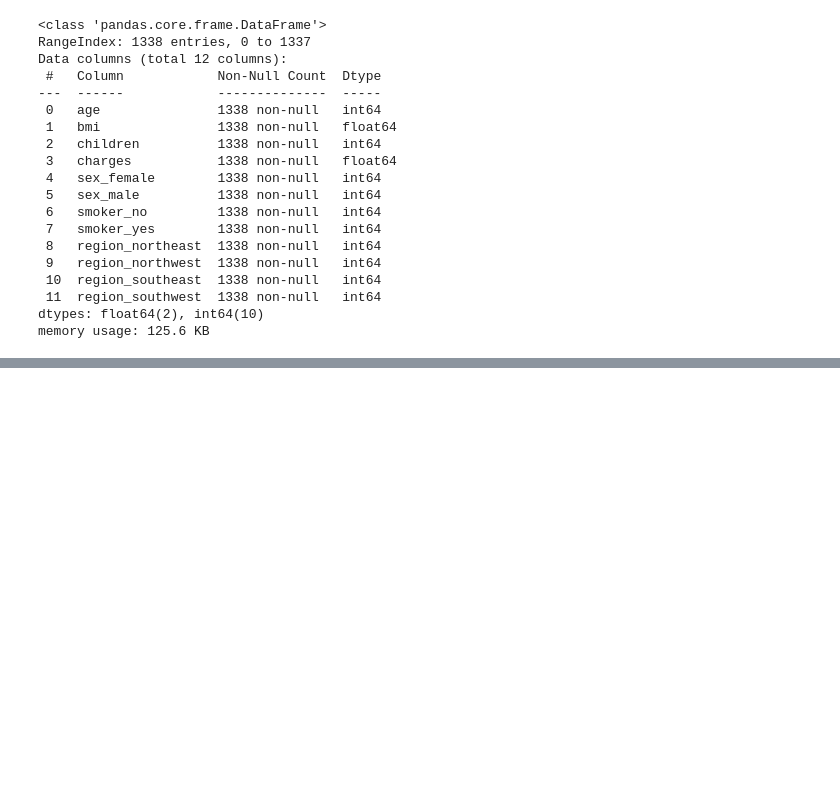
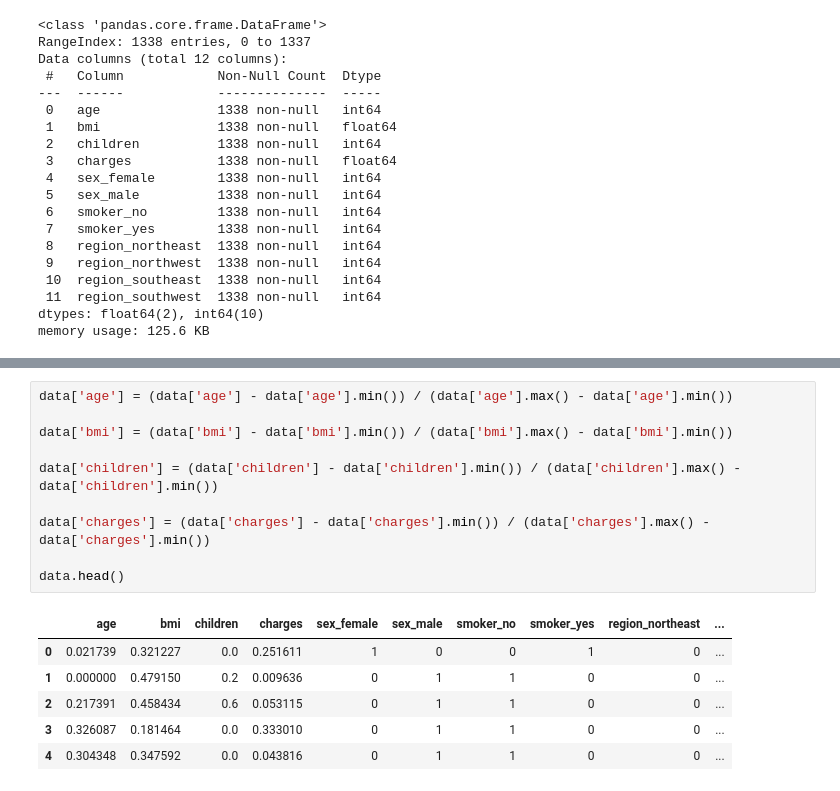
Before and after one commit to aavarel1/InsuranceCharge, a Jupyter notebook: insurance.ipynb, the cells around one changed output, grey strips where cells are left out. Cells and saved outputs as stored; diff of their text form; blank space fills up the shorter version.

```diff
--- a/insurance.ipynb
+++ b/insurance.ipynb
@@ -89,0 +104,17 @@ data_scaled.head()
+# %%
+data['age'] = (data['age'] - data['age'].min()) / (data['age'].max() - data['age'].min())
+
+data['bmi'] = (data['bmi'] - data['bmi'].min()) / (data['bmi'].max() - data['bmi'].min())
+
+data['children'] = (data['children'] - data['children'].min()) / (data['children'].max() - data['children'].min())
+
+data['charges'] = (data['charges'] - data['charges'].min()) / (data['charges'].max() - data['charges'].min())
+
+data.head()
+# %% [output]
+|  | age | bmi | children | charges | sex_female | sex_male | smoker_no | smoker_yes | region_northeast | ... |
+| 0 | 0.021739 | 0.321227 | 0.0 | 0.251611 | 1 | 0 | 0 | 1 | 0 | ... |
+| 1 | 0.000000 | 0.479150 | 0.2 | 0.009636 | 0 | 1 | 1 | 0 | 0 | ... |
+| 2 | 0.217391 | 0.458434 | 0.6 | 0.053115 | 0 | 1 | 1 | 0 | 0 | ... |
+| 3 | 0.326087 | 0.181464 | 0.0 | 0.333010 | 0 | 1 | 1 | 0 | 0 | ... |
+| 4 | 0.304348 | 0.347592 | 0.0 | 0.043816 | 0 | 1 | 1 | 0 | 0 | ... |
```
Also changed, not shown: parts of 7 cells of this notebook.
